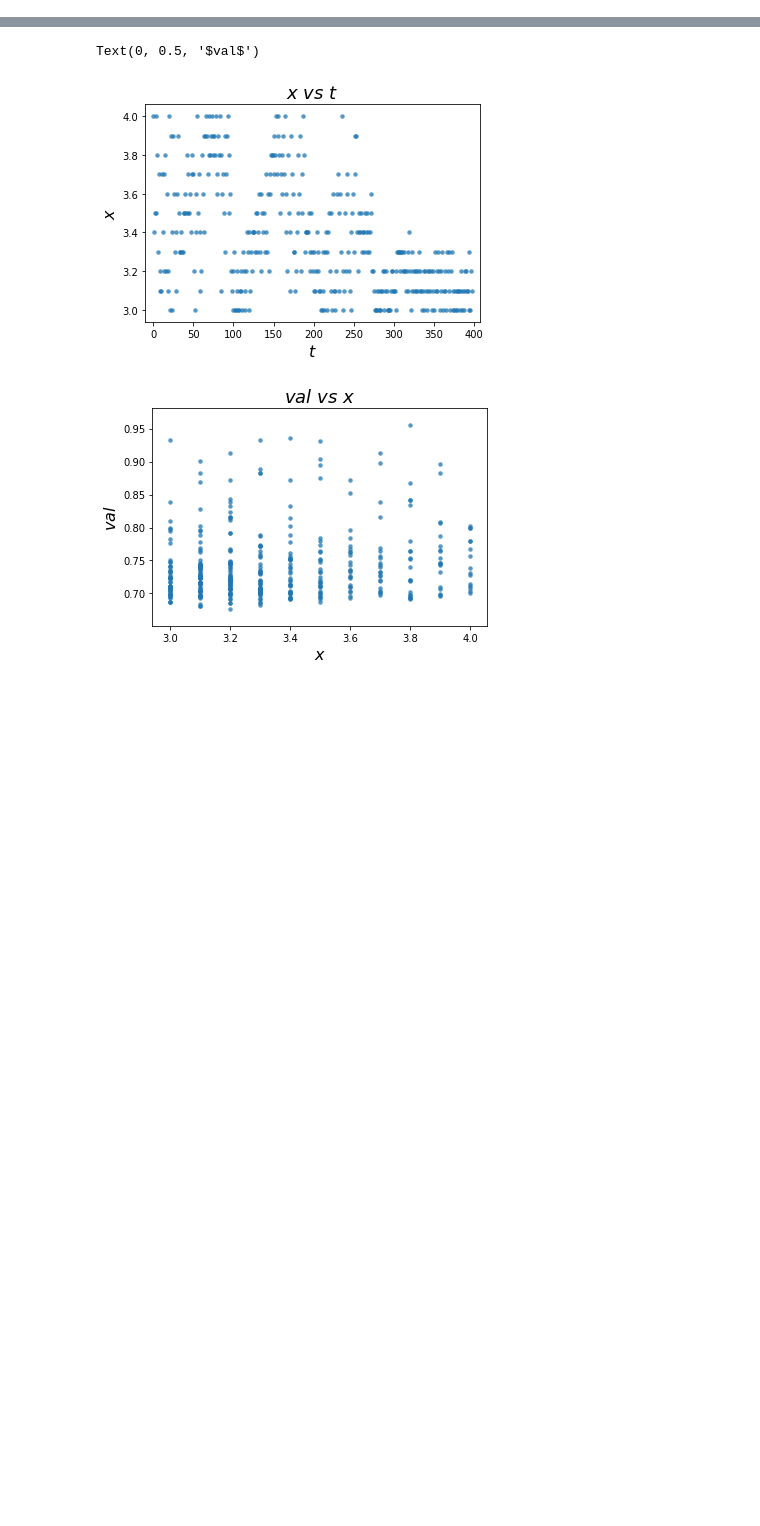
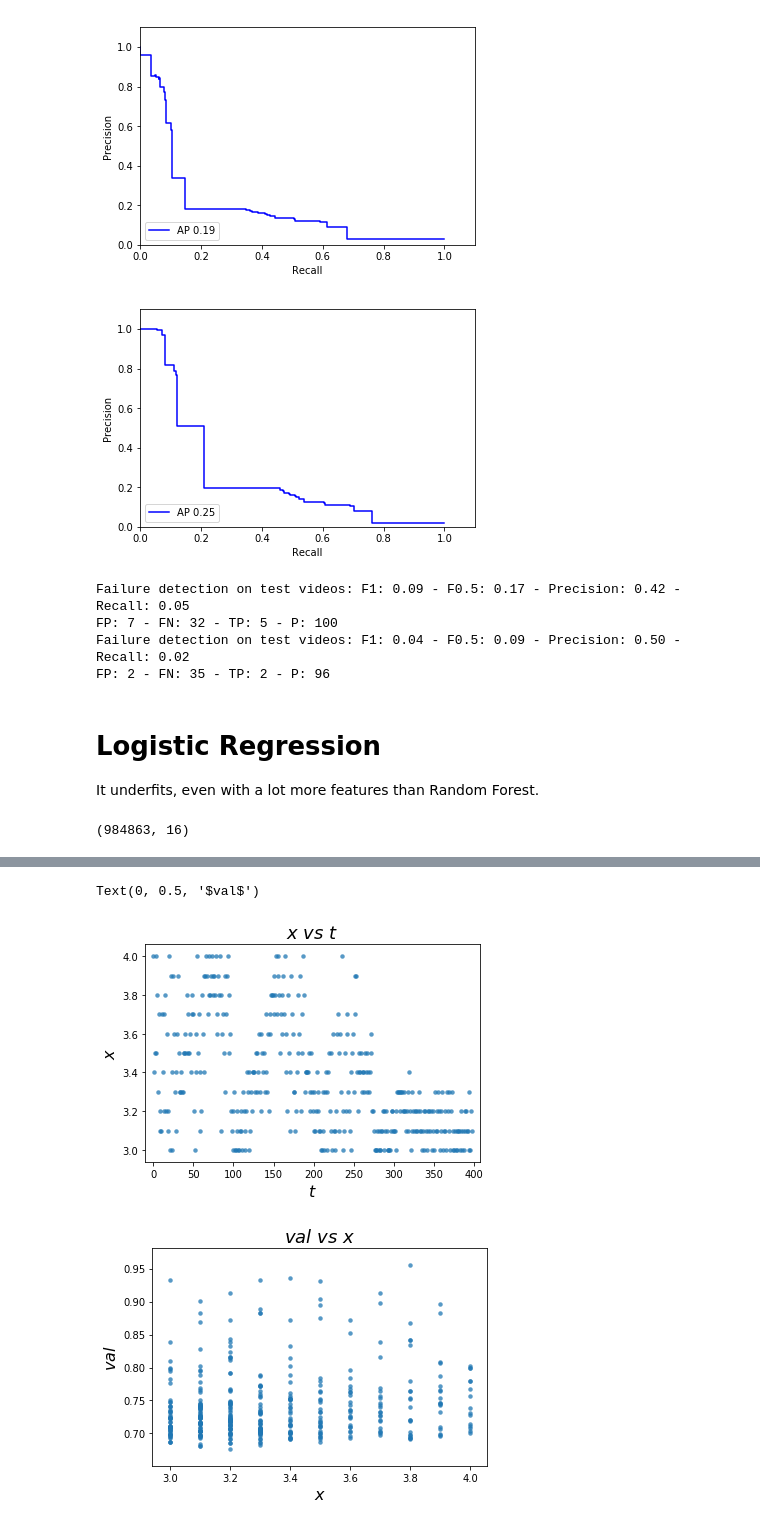
Before and after one commit to test-v1/notebooks-1, a Jupyter notebook: yolo/Prod Model Validation.ipynb, the cells around one changed output, grey strips where cells are left out. Saved outputs shown, nothing was run; the diff lists cells and outputs as text; code cells hidden in the pictures; blank space fills up the shorter version.

```diff
--- a/yolo/Prod Model Validation.ipynb
+++ b/yolo/Prod Model Validation.ipynb
@@ -378,0 +292,46 @@ print(len(results['fp']), len(results['fn']))
+# %%
+y = model.predict_proba(training_ds[:,1:])
+precision, recall, _ = precision_recall_curve(training_ds[:,0], y[:,1])
+plt.step(recall, precision, color='b',
+         where='post', label='AP %0.2f' % average_precision_score(training_ds[:,0], y[:,1]))
+plt.xlim([0.0, 1.1])
+plt.ylim([0.0, 1.1])
+plt.xlabel('Recall')
+plt.ylabel('Precision')
+plt.legend(loc="lower left")
+plt.show()
+
+y = model.predict_proba(val_ds[:,1:])
+precision, recall, _ = precision_recall_curve(val_ds[:,0], y[:,1])
+plt.step(recall, precision, color='b',
+         where='post', label='AP %0.2f' % average_precision_score(val_ds[:,0], y[:,1]))
+plt.xlim([0.0, 1.1])
+plt.ylim([0.0, 1.1])
+plt.xlabel('Recall')
+plt.ylabel('Precision')
+plt.legend(loc="lower left")
+plt.show()
+# %% [output]
+[figure, added]
+[figure, added]
+# %%
+results = eval_vids(training_vids)
+precision = len(results['tp'])/(len(results['fp'])+len(results['tp']))
+recall = len(results['tp'])/(len(results['p']))
+f1 = 2*(precision*recall)/(precision+recall)
+f0_5 = (1+0.25)*(precision*recall)/(0.25*precision+recall)
+print("Failure detection on test videos: F1: %0.2f - F0.5: %0.2f - Precision: %0.2f - Recall: %0.2f" % (f1, f0_5, precision, recall))
+print("FP: {} - FN: {} - TP: {} - P: {}".format(len(results['fp']), len(results['fn']), len(results['tp']), len(results['p'])))
+
+results = eval_vids(val_vids)
+precision = len(results['tp'])/(len(results['fp'])+len(results['tp']))
+recall = len(results['tp'])/(len(results['p']))
+f1 = 2*(precision*recall)/(precision+recall)
+f0_5 = (1+0.25)*(precision*recall)/(0.25*precision+recall)
+print("Failure detection on test videos: F1: %0.2f - F0.5: %0.2f - Precision: %0.2f - Recall: %0.2f" % (f1, f0_5, precision, recall))
+print("FP: {} - FN: {} - TP: {} - P: {}".format(len(results['fp']), len(results['fn']), len(results['tp']), len(results['p'])))
+# %% [output]
+Failure detection on test videos: F1: 0.09 - F0.5: 0.17 - Precision: 0.42 - Recall: 0.05
+FP: 7 - FN: 32 - TP: 5 - P: 100
+Failure detection on test videos: F1: 0.04 - F0.5: 0.09 - Precision: 0.50 - Recall: 0.02
+FP: 2 - FN: 35 - TP: 2 - P: 96
@@ -378,0 +349,4 @@ print(len(results['fp']), len(results['fn']))
+# %% [markdown]
+# Logistic Regression
+
+It underfits, even with a lot more features than Random Forest.
@@ -378,0 +402,4 @@ print(len(results['fp']), len(results['fn']))
+# %%
+val_ds.shape
+# %% [output]
+(984863, 16)
```
Also changed, not shown: parts of 27 cells of this notebook.
